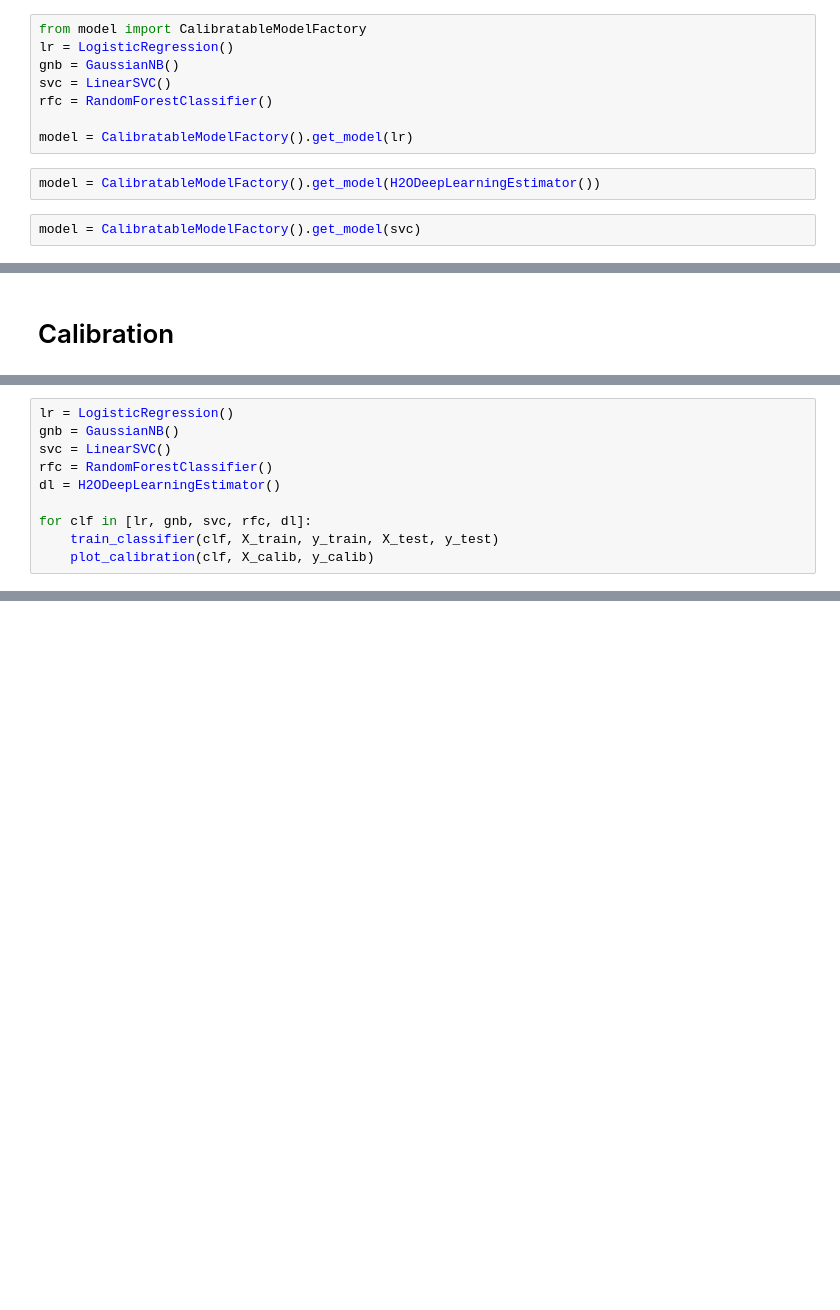
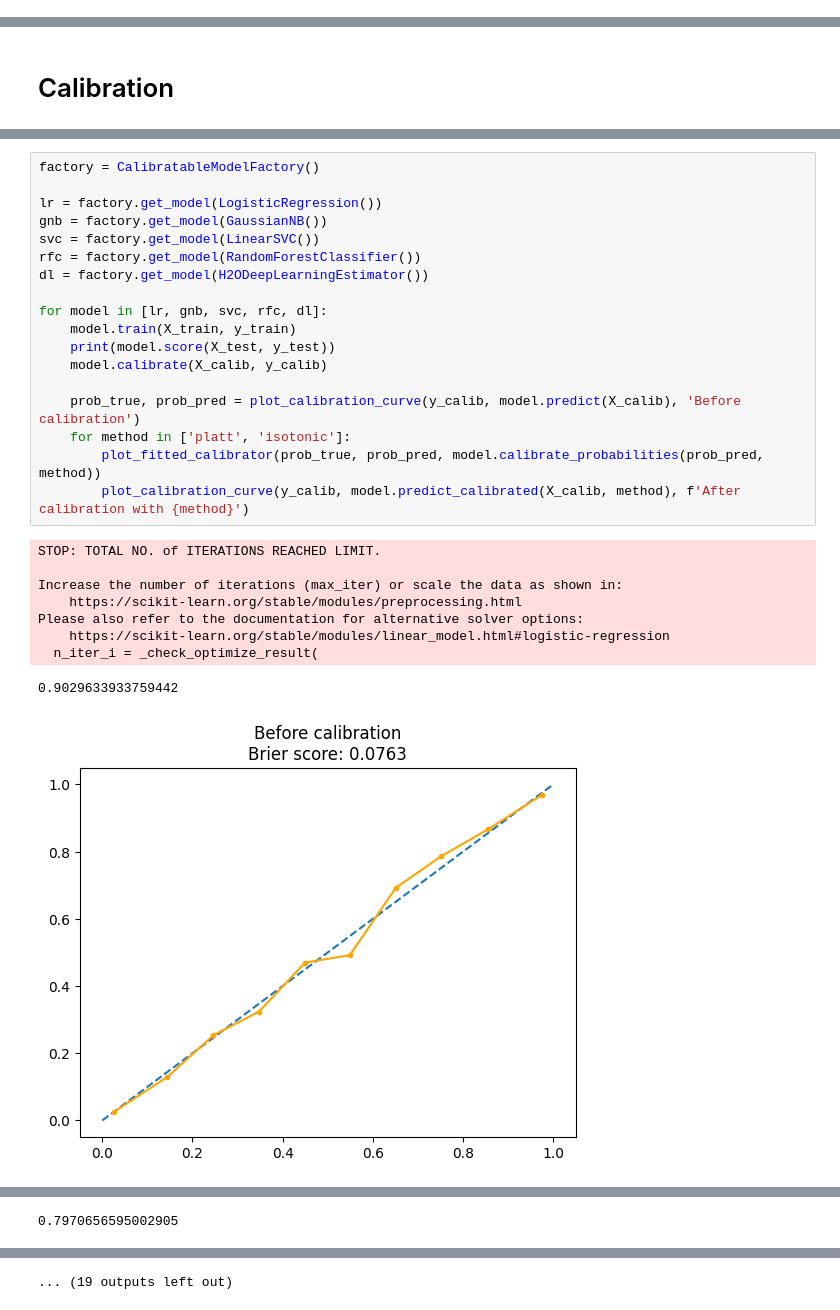
Before and after one commit to wblachowski/models-calibration, a Jupyter notebook: NineOrNein.ipynb, the cells around one changed output, grey strips where cells are left out. Drawn from its saved outputs; the diff is of its cells as text; blank space fills up the shorter version.

```diff
--- a/NineOrNein.ipynb
+++ b/NineOrNein.ipynb
@@ -97,15 +105,3 @@ scaler = StandardScaler()
 X_train = scaler.fit_transform(X_train)
 X_test = scaler.transform(X_test)
 X_calib = scaler.transform(X_calib)
-# %%
-from model import CalibratableModelFactory
-lr = LogisticRegression()
-gnb = GaussianNB()
-svc = LinearSVC()
-rfc = RandomForestClassifier()
-
-model = CalibratableModelFactory().get_model(lr)
-# %%
-model = CalibratableModelFactory().get_model(H2ODeepLearningEstimator())
-# %%
-model = CalibratableModelFactory().get_model(svc)
@@ -182,10 +110,28 @@ def isotonic_regression(prob_pred, prob_true):
 # %%
-lr = LogisticRegression()
-gnb = GaussianNB()
-svc = LinearSVC()
-rfc = RandomForestClassifier()
-dl = H2ODeepLearningEstimator()
+factory = CalibratableModelFactory()
 
-for clf in [lr, gnb, svc, rfc, dl]:
-    train_classifier(clf, X_train, y_train, X_test, y_test)
-    plot_calibration(clf, X_calib, y_calib)
+lr = factory.get_model(LogisticRegression())
+gnb = factory.get_model(GaussianNB())
+svc = factory.get_model(LinearSVC())
+rfc = factory.get_model(RandomForestClassifier())
+dl = factory.get_model(H2ODeepLearningEstimator())
+
+for model in [lr, gnb, svc, rfc, dl]:
+    model.train(X_train, y_train)
+    print(model.score(X_test, y_test))
+    model.calibrate(X_calib, y_calib)
+
+    prob_true, prob_pred = plot_calibration_curve(y_calib, model.predict(X_calib), 'Before calibration')
+    for method in ['platt', 'isotonic']:
+        plot_fitted_calibrator(prob_true, prob_pred, model.calibrate_probabilities(prob_pred, method))
+        plot_calibration_curve(y_calib, model.predict_calibrated(X_calib, method), f'After calibration with {method}')
+# %% [output]
+STOP: TOTAL NO. of ITERATIONS REACHED LIMIT.
+
+Increase the number of iterations (max_iter) or scale the data as shown in:
+    https://scikit-learn.org/stable/modules/preprocessing.html
+Please also refer to the documentation for alternative solver options:
+    https://scikit-learn.org/stable/modules/linear_model.html#logistic-regression
+  n_iter_i = _check_optimize_result(
+0.9029633933759442
+[figure, added]
@@ -191,0 +142 @@ for clf in [lr, gnb, svc, rfc, dl]:
+0.7970656595002905
@@ -192,3 +147,4 @@ for clf in [lr, gnb, svc, rfc, dl]:
+... (19 outputs left out)
 # %%
 plt.figure(figsize=(10, 10))
 ax1 = plt.subplot2grid((3, 1), (0, 0), rowspan=2)
```
Also changed, not shown: parts of 7 cells of this notebook.
